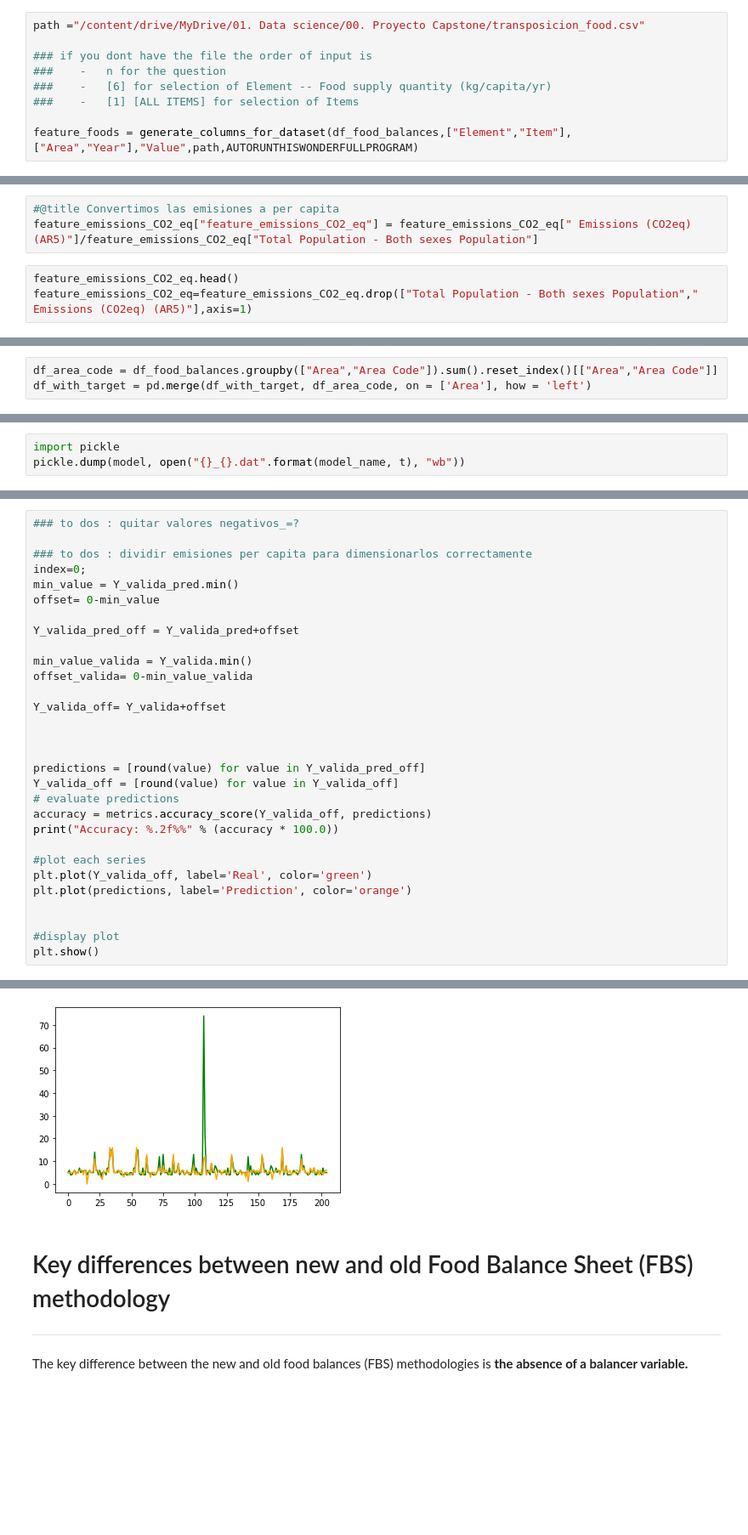
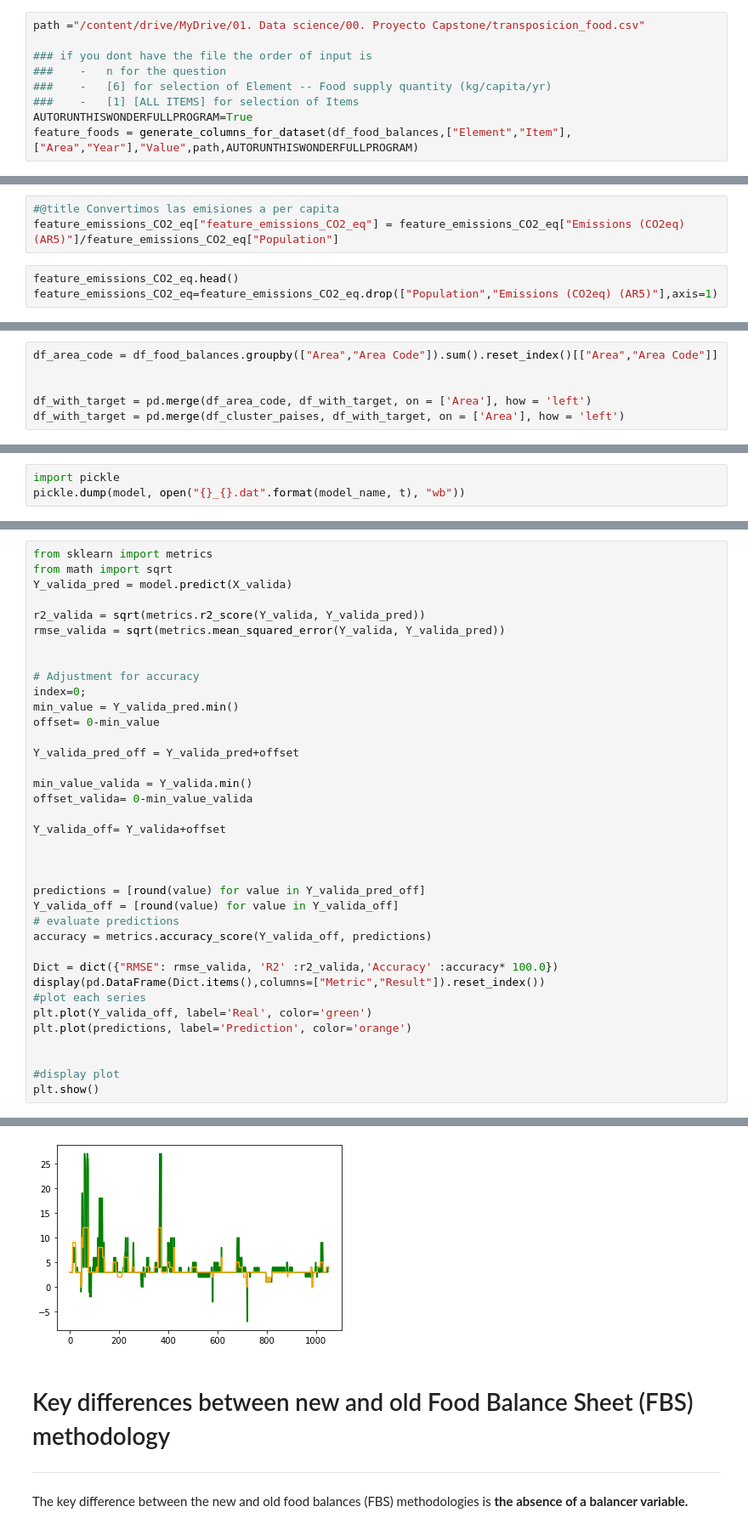
Before and after one commit to RgomezRo/capstone, a Jupyter notebook: Time series.ipynb, the cells around one changed output, grey strips where cells are left out. Shown at 85% size. Drawn from its saved outputs; the diff is of its cells as text; blank space fills up the shorter version.

```diff
--- a/Time series.ipynb
+++ b/Time series.ipynb
@@ -581,7 +730,7 @@ path ="/content/drive/MyDrive/01. Data science/00. Proyecto Capstone/transposici
 ###    -   n for the question
 ###    -   [6] for selection of Element -- Food supply quantity (kg/capita/yr)
 ###    -   [1] [ALL ITEMS] for selection of Items
-
+AUTORUNTHISWONDERFULLPROGRAM=True
 feature_foods = generate_columns_for_dataset(df_food_balances,["Element","Item"],["Area","Year"],"Value",path,AUTORUNTHISWONDERFULLPROGRAM)
 # %% [output]
 |  | 0 | 1 | 2 |
@@ -818,9 +985,9 @@ feature_emissions_CO2_eq.T
 # %%
 #@title Convertimos las emisiones a per capita
-feature_emissions_CO2_eq["feature_emissions_CO2_eq"] = feature_emissions_CO2_eq[" Emissions (CO2eq) (AR5)"]/feature_emissions_CO2_eq["Total Population - Both sexes Population"]
+feature_emissions_CO2_eq["feature_emissions_CO2_eq"] = feature_emissions_CO2_eq["Emissions (CO2eq) (AR5)"]/feature_emissions_CO2_eq["Population"]
 # %%
 feature_emissions_CO2_eq.head()
-feature_emissions_CO2_eq=feature_emissions_CO2_eq.drop(["Total Population - Both sexes Population"," Emissions (CO2eq) (AR5)"],axis=1)
+feature_emissions_CO2_eq=feature_emissions_CO2_eq.drop(["Population","Emissions (CO2eq) (AR5)"],axis=1)
 # %%
 feature_emissions_CO2_eq.head()
 # %% [output]
@@ -846,4 +1028,7 @@ df_with_target[df_with_target["feature_emissions_CO2_eq"].isna()].T.head(2)
 | Area |
 # %%
 df_area_code = df_food_balances.groupby(["Area","Area Code"]).sum().reset_index()[["Area","Area Code"]]
-df_with_target = pd.merge(df_with_target, df_area_code, on = ['Area'], how = 'left')
+
+
+df_with_target = pd.merge(df_area_code, df_with_target, on = ['Area'], how = 'left')
+df_with_target = pd.merge(df_cluster_paises, df_with_target, on = ['Area'], how = 'left')
@@ -1025,7 +1204,13 @@ r2 0.5140925802227018
 # %%
-### to dos : quitar valores negativos_=?
+from sklearn import metrics
+from math import sqrt
+Y_valida_pred = model.predict(X_valida)
 
-### to dos : dividir emisiones per capita para dimensionarlos correctamente
+r2_valida = sqrt(metrics.r2_score(Y_valida, Y_valida_pred))
+rmse_valida = sqrt(metrics.mean_squared_error(Y_valida, Y_valida_pred))
+
+
+# Adjustment for accuracy
 index=0;
 min_value = Y_valida_pred.min()
 offset= 0-min_value
@@ -1043,8 +1228,9 @@ predictions = [round(value) for value in Y_valida_pred_off]
 Y_valida_off = [round(value) for value in Y_valida_off]
 # evaluate predictions
 accuracy = metrics.accuracy_score(Y_valida_off, predictions)
-print("Accuracy: %.2f%%" % (accuracy * 100.0))
 
+Dict = dict({"RMSE": rmse_valida, 'R2' :r2_valida,'Accuracy' :accuracy* 100.0})
+display(pd.DataFrame(Dict.items(),columns=["Metric","Result"]).reset_index())
 #plot each series
 plt.plot(Y_valida_off, label='Real', color='green')
 plt.plot(predictions, label='Prediction', color='orange')
@@ -1057,4 +1246,4 @@ Accuracy: 34.63%
-[figure, old version]
+[figure, new version]
 # %% [markdown]
 # Key differences between new and old Food Balance Sheet (FBS) methodology
 
```
Also changed, not shown: parts of 49 cells of this notebook.
